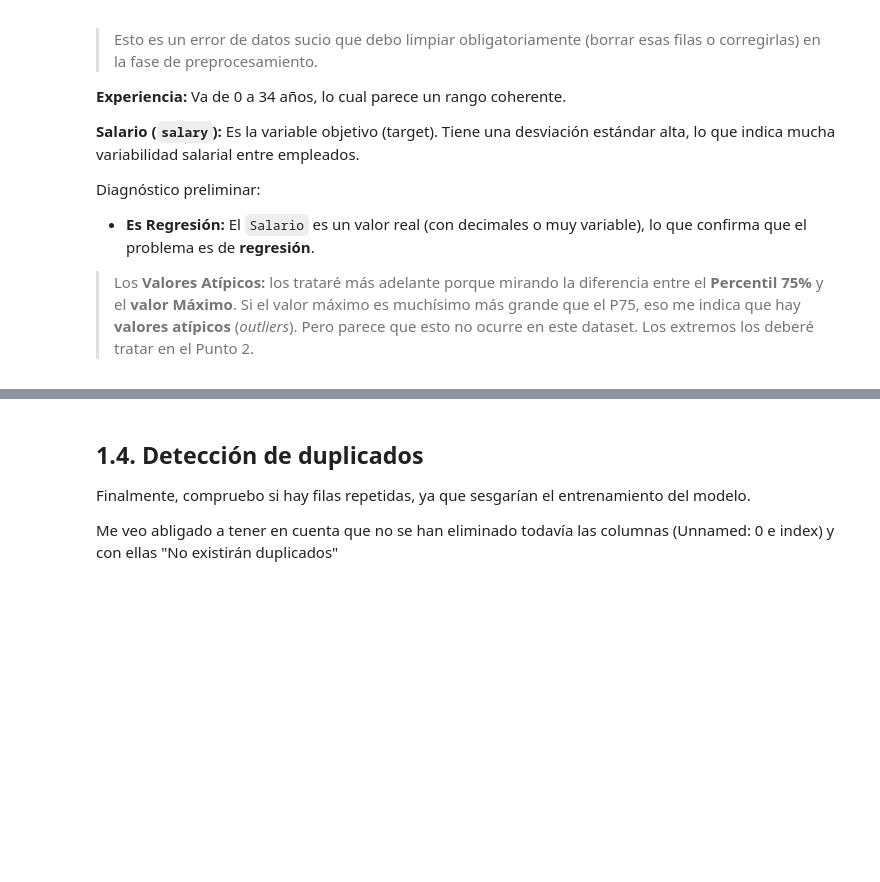
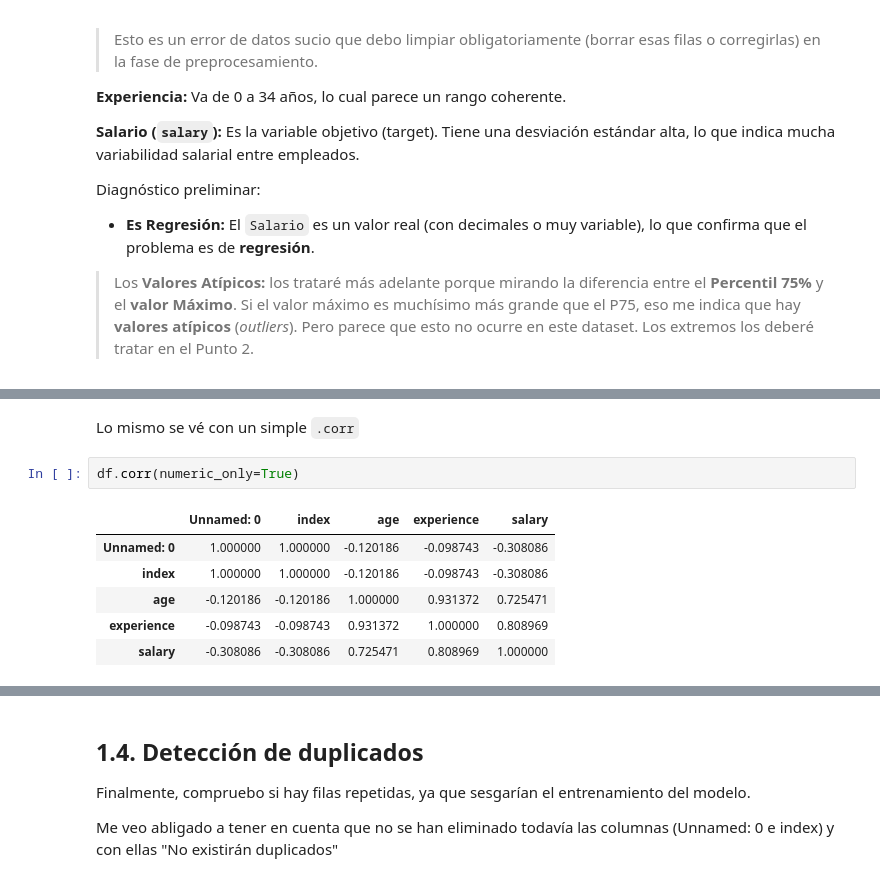
Before and after one commit to kachytronico/colab-PIA, a Jupyter notebook: PIA_02_Tarea_Procesamiento_de_la_informacion.ipynb, the cells around one changed output, grey strips where cells are left out. Cells and saved outputs as stored; diff of their text form; blank space fills up the shorter version.

```diff
--- a/PIA_02_Tarea_Procesamiento_de_la_informacion.ipynb
+++ b/PIA_02_Tarea_Procesamiento_de_la_informacion.ipynb
@@ -200,0 +235,11 @@ Diagnóstico preliminar:
+# %% [markdown]
+Lo mismo se vé con un simple `.corr`
+# %%
+df.corr(numeric_only=True)
+# %% [output]
+|  | Unnamed: 0 | index | age | experience | salary |
+| Unnamed: 0 | 1.000000 | 1.000000 | -0.120186 | -0.098743 | -0.308086 |
+| index | 1.000000 | 1.000000 | -0.120186 | -0.098743 | -0.308086 |
+| age | -0.120186 | -0.120186 | 1.000000 | 0.931372 | 0.725471 |
+| experience | -0.098743 | -0.098743 | 0.931372 | 1.000000 | 0.808969 |
+| salary | -0.308086 | -0.308086 | 0.725471 | 0.808969 | 1.000000 |
```
Also changed, not shown: parts of 25 cells of this notebook.
